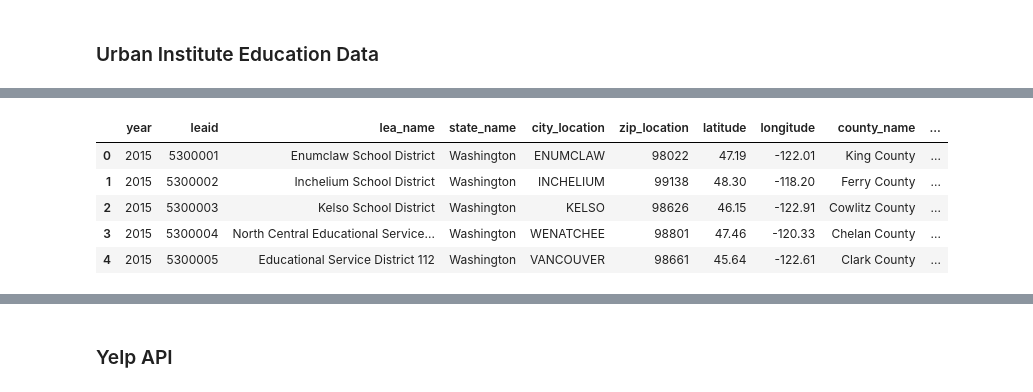
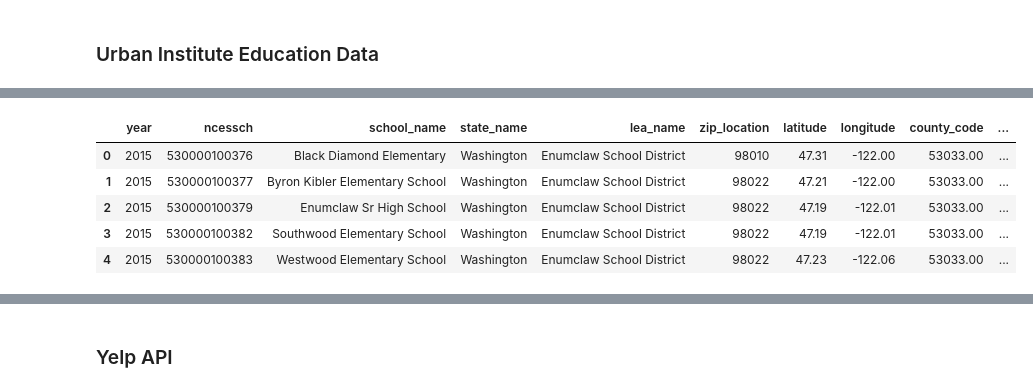
Before and after one commit to dtunnicliffe/house-price-regression-project, a Jupyter notebook: king-county-housing-project.ipynb, the cells around one changed output, grey strips where cells are left out. Drawn from its saved outputs; the diff is of its cells as text; code cells hidden in the pictures.

Commit message:
updated school data, preliminary modeling

```diff
--- a/king-county-housing-project.ipynb
+++ b/king-county-housing-project.ipynb
@@ -145,10 +154,11 @@ df.head()
 # %%
-schools = pd.read_csv('data/EducationDataPortal_11.20.2020_districts.csv')
+# loading and previewing school data
+schools = pd.read_csv('data/EducationDataPortal_11.22.2020_schools.csv')
 schools.head()
 # %% [output]
-|  | year | leaid | lea_name | state_name | city_location | zip_location | latitude | longitude | county_name | ... |
-| 0 | 2015 | 5300001 | Enumclaw School District | Washington | ENUMCLAW | 98022 | 47.19 | -122.01 | King County | ... |
-| 1 | 2015 | 5300002 | Inchelium School District | Washington | INCHELIUM | 99138 | 48.30 | -118.20 | Ferry County | ... |
-| 2 | 2015 | 5300003 | Kelso School District | Washington | KELSO | 98626 | 46.15 | -122.91 | Cowlitz County | ... |
-| 3 | 2015 | 5300004 | North Central Educational Service... | Washington | WENATCHEE | 98801 | 47.46 | -120.33 | Chelan County | ... |
-| 4 | 2015 | 5300005 | Educational Service District 112 | Washington | VANCOUVER | 98661 | 45.64 | -122.61 | Clark County | ... |
+|  | year | ncessch | school_name | state_name | lea_name | zip_location | latitude | longitude | county_code | ... |
+| 0 | 2015 | 530000100376 | Black Diamond Elementary | Washington | Enumclaw School District | 98010 | 47.31 | -122.00 | 53033.00 | ... |
+| 1 | 2015 | 530000100377 | Byron Kibler Elementary School | Washington | Enumclaw School District | 98022 | 47.21 | -122.00 | 53033.00 | ... |
+| 2 | 2015 | 530000100379 | Enumclaw Sr High School | Washington | Enumclaw School District | 98022 | 47.19 | -122.01 | 53033.00 | ... |
+| 3 | 2015 | 530000100382 | Southwood Elementary School | Washington | Enumclaw School District | 98022 | 47.19 | -122.01 | 53033.00 | ... |
+| 4 | 2015 | 530000100383 | Westwood Elementary School | Washington | Enumclaw School District | 98022 | 47.23 | -122.06 | 53033.00 | ... |
```
Also changed, not shown: parts of 153 cells of this notebook, 3 other files.
